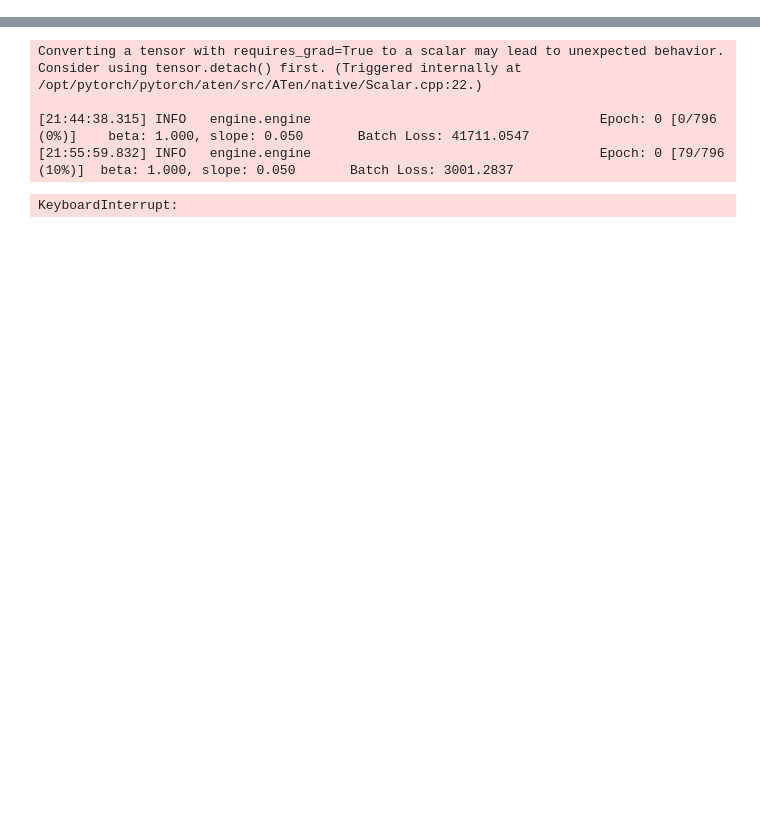
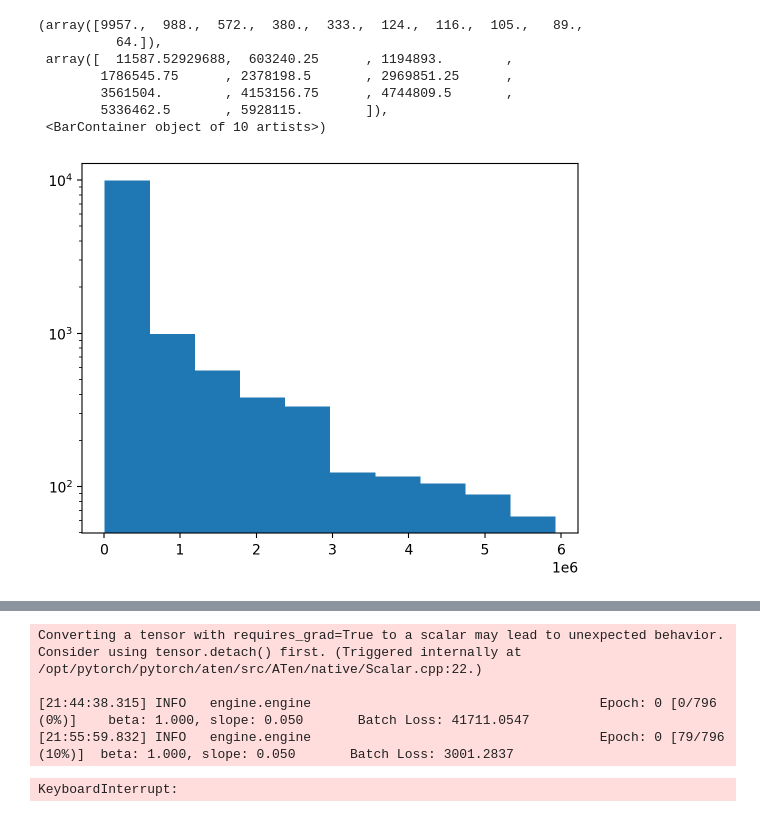
Before and after one commit to QaloSim/CaloQuVAE, a Jupyter notebook: nbJT.ipynb, the cells around one changed output, grey strips where cells are left out. Drawn from its saved outputs; the diff is of its cells as text; code cells hidden in the pictures; blank space fills up the shorter version.

```diff
--- a/nbJT.ipynb
+++ b/nbJT.ipynb
@@ -76 +105,12 @@ prior._weight_mask_dict.23 False
+# %%
+plt.hist(self.incident_energy.numpy(), log=True)
+# %% [output]
+(array([9957.,  988.,  572.,  380.,  333.,  124.,  116.,  105.,   89.,
+          64.]),
+ array([  11587.52929688,  603240.25      , 1194893.        ,
+        1786545.75      , 2378198.5       , 2969851.25      ,
+        3561504.        , 4153156.75      , 4744809.5       ,
+        5336462.5       , 5928115.        ]),
+ <BarContainer object of 10 artists>)
+[figure, added]
 # %%
```
Also changed, not shown: parts of 6 cells of this notebook.
